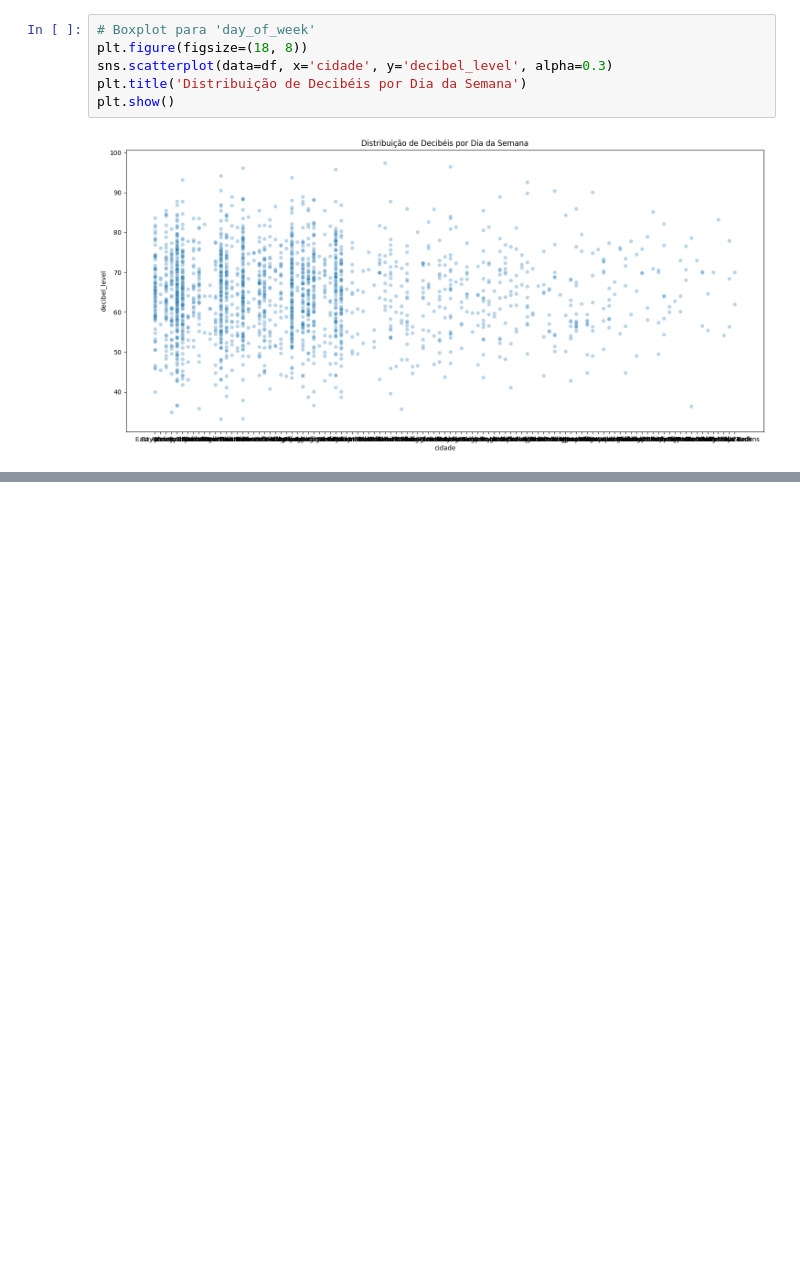
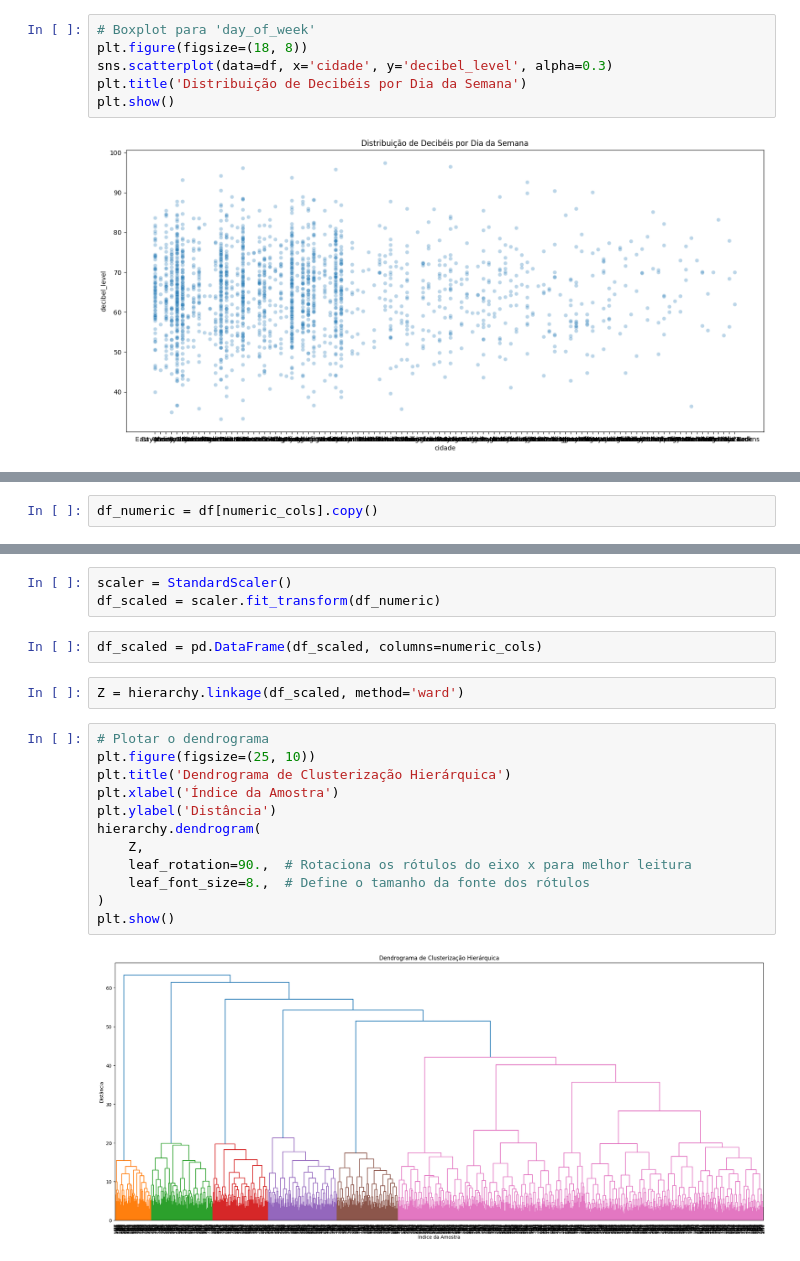
Before and after one commit to schusmeicer/kagle_urban_noise, a Jupyter notebook: Kaggle_urban_noise.ipynb, the cells around one changed output, grey strips where cells are left out. Cells and saved outputs as stored; diff of their text form; blank space fills up the shorter version.

```diff
--- a/Kaggle_urban_noise.ipynb
+++ b/Kaggle_urban_noise.ipynb
@@ -237,0 +282,2 @@ plt.show()
+# %%
+df_numeric = df[numeric_cols].copy()
@@ -237,0 +304,21 @@ plt.show()
+# %%
+scaler = StandardScaler()
+df_scaled = scaler.fit_transform(df_numeric)
+# %%
+df_scaled = pd.DataFrame(df_scaled, columns=numeric_cols)
+# %%
+Z = hierarchy.linkage(df_scaled, method='ward')
+# %%
+# Plotar o dendrograma
+plt.figure(figsize=(25, 10))
+plt.title('Dendrograma de Clusterização Hierárquica')
+plt.xlabel('Índice da Amostra')
+plt.ylabel('Distância')
+hierarchy.dendrogram(
+    Z,
+    leaf_rotation=90.,  # Rotaciona os rótulos do eixo x para melhor leitura
+    leaf_font_size=8.,  # Define o tamanho da fonte dos rótulos
+)
+plt.show()
+# %% [output]
+[figure, added]
```
Also changed, not shown: parts of 36 cells of this notebook.
